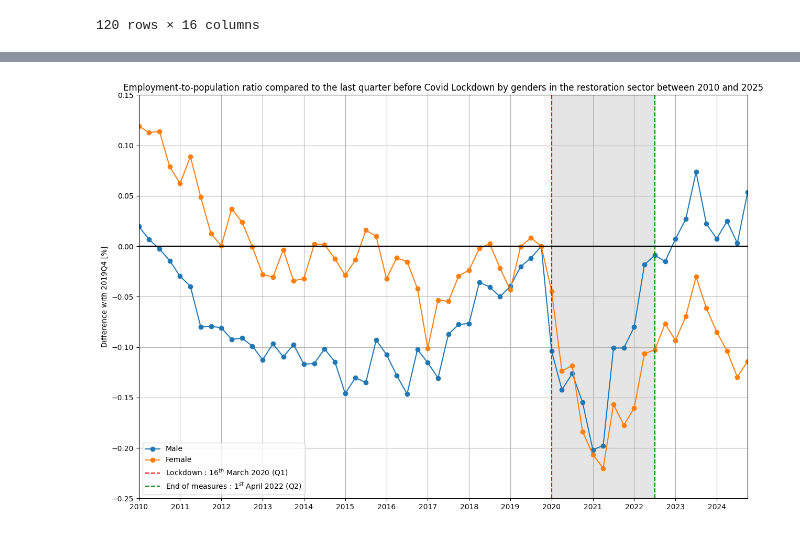
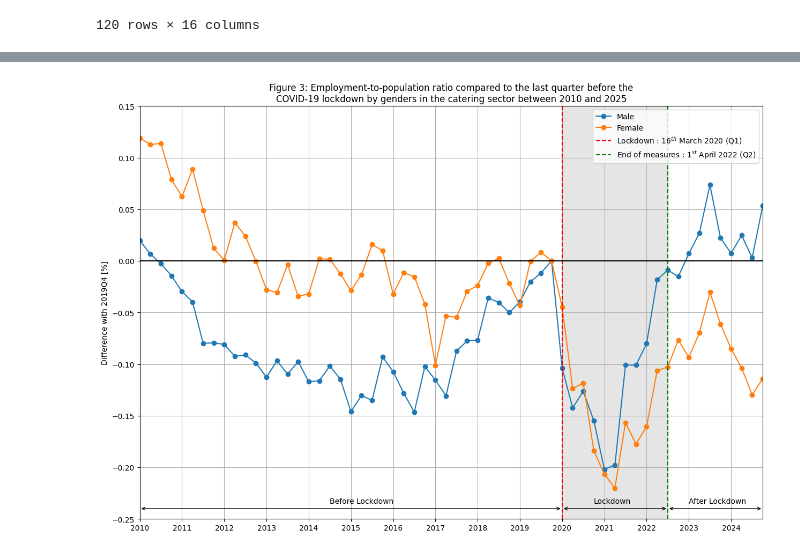
Before and after one commit to Ildsjel-EPFL/MGT-499, a Jupyter notebook: final_report.ipynb, the cells around one changed output, grey strips where cells are left out. Drawn from its saved outputs; the diff is of its cells as text; code cells hidden in the pictures.

```diff
--- a/final_report.ipynb
+++ b/final_report.ipynb
@@ -204,28 +275,36 @@ plot_ratio(df)
 # %%
 def plot_comparative(df : pd.DataFrame) -> None:
     """Plot the employement-to-population ratio compared to the last one before Lockdown for each gender
 
     :param df: The DataFrame with all the data
     :type df: pd.DataFrame"""
     before_covid_female = df.iloc[75, 2]
     before_covid_male = df.iloc[79, 2]
     time = np.linspace(0, 59, 60)
     _, ax = plt.subplots(figsize=(15, 10))
     ax.plot(time, df.loc[df["Female"]==0, "Employment-to-population Ratio [%]"].to_numpy()/before_covid_male-1, marker="o", label="Male")
     ax.plot(time, df.loc[df["Female"]==1, "Employment-to-population Ratio [%]"].to_numpy()/before_covid_female-1, marker="o", label="Female")
     ax.axvline(40, c="r", ls="--", label="Lockdown : $16^{th}$ March 2020 (Q1)")
     ax.axvline(50, c="green", ls="--", label="End of measures : $1^{st}$ April 2022 (Q2)")
     ax.axvspan(40, 50, color="grey", alpha=0.2)
     ax.hlines(0, xmin=0, xmax=59, color="k")
+
+    plt.annotate(text='', xy=(40,-0.24), xytext=(0,-0.24), arrowprops=dict(arrowstyle='<->'))
+    plt.annotate(text='Before Lockdown', xy=(18,-0.235), xytext=(18,-0.235))
+    plt.annotate(text='', xy=(50,-0.24), xytext=(40,-0.24), arrowprops=dict(arrowstyle='<->'))
+    plt.annotate(text='Lockdown', xy=(43,-0.235), xytext=(43,-0.235))
+    plt.annotate(text='', xy=(59,-0.24), xytext=(50,-0.24), arrowprops=dict(arrowstyle='<->'))
+    plt.annotate(text='After Lockdown', xy=(52,-0.235), xytext=(52,-0.235))
+
     plt.xlim(0, 59)
     plt.ylim(-0.25, 0.15)
     plt.xticks([i for i in time if i%4==0], labels=[f"20{10+i}" for i in range(15) for j in range(4) if j==0])
     plt.ylabel("Difference with 2019Q4 [%]")
-    plt.legend()
+    plt.legend(loc='upper right')
     plt.grid()
-    plt.title("Employment-to-population ratio compared to the last quarter before Covid Lockdown by genders in the restoration sector between 2010 and 2025")
+    plt.title("Figure 3: Employment-to-population ratio compared to the last quarter before the\nCOVID-19 lockdown by genders in the catering sector between 2010 and 2025")
     plt.show()
+
+plot_comparative(df)
+# %% [output]
+[figure, added]
-# %%
-plot_comparative(df)
-# %% [output]
-[figure, removed]
```
Also changed, not shown: parts of 20 cells of this notebook, 3 other files.
